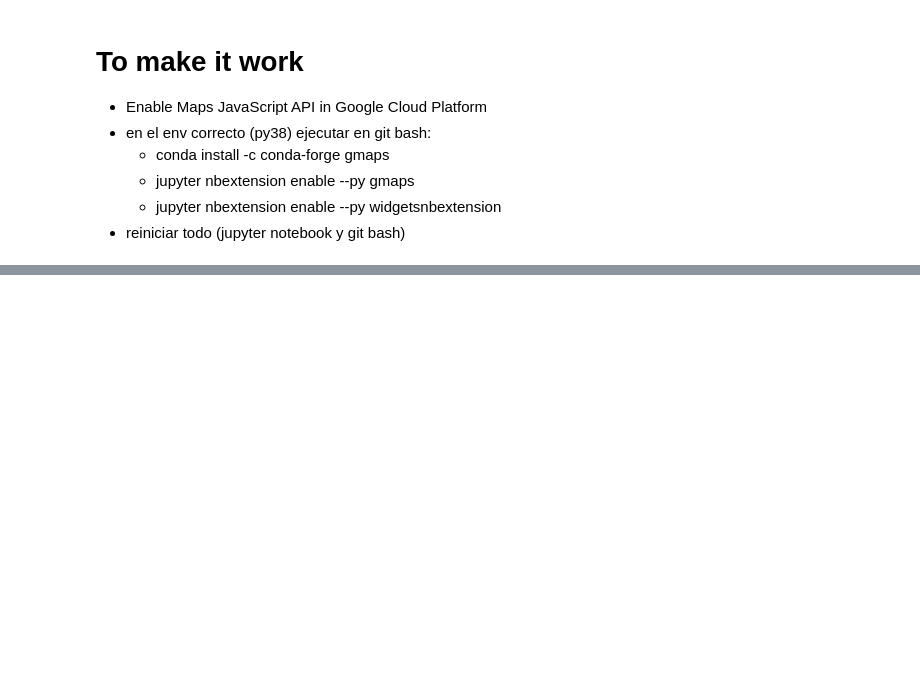
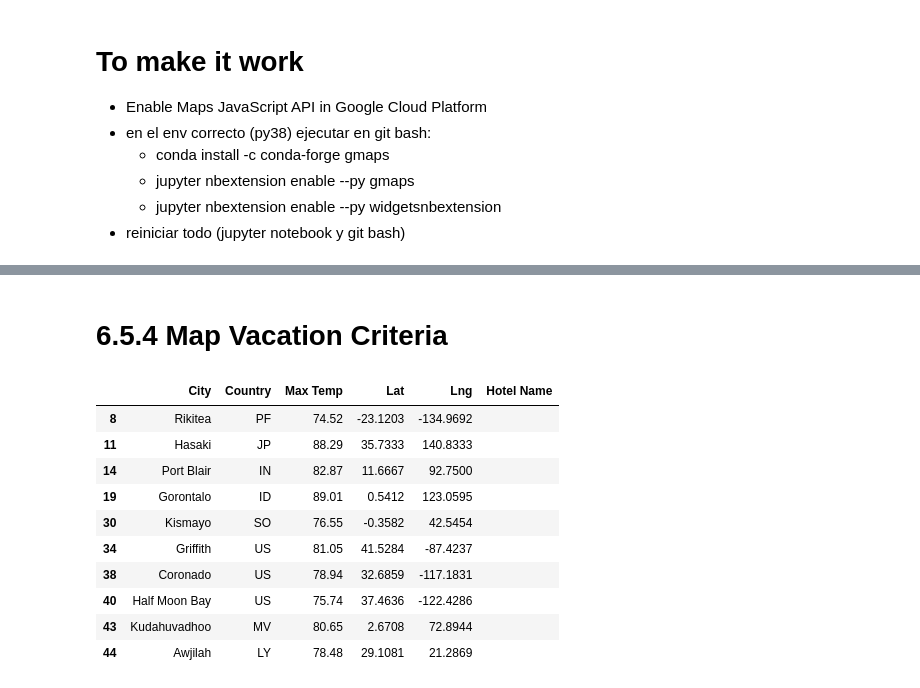
Before and after one commit to codestorms37/World_Weather_Analysis, a Jupyter notebook: VacationPy.ipynb, the cells around one changed output, grey strips where cells are left out. Cells and saved outputs as stored; diff of their text form; code cells hidden in the pictures; blank space fills up the shorter version.

```diff
--- a/VacationPy.ipynb
+++ b/VacationPy.ipynb
@@ -142,0 +183,19 @@ fig
+# %% [markdown]
+# 6.5.4 Map Vacation Criteria
+# %%
+# Create DataFrame called hotel_df to store hotel names along with city, country, max temp, and coordinates.
+hotel_df = preferred_cities_df[["City", "Country", "Max Temp", "Lat", "Lng"]].copy()
+hotel_df["Hotel Name"] = ""
+hotel_df.head(10)
+# %% [output]
+|  | City | Country | Max Temp | Lat | Lng | Hotel Name |
+| 8 | Rikitea | PF | 74.52 | -23.1203 | -134.9692 |  |
+| 11 | Hasaki | JP | 88.29 | 35.7333 | 140.8333 |  |
+| 14 | Port Blair | IN | 82.87 | 11.6667 | 92.7500 |  |
+| 19 | Gorontalo | ID | 89.01 | 0.5412 | 123.0595 |  |
+| 30 | Kismayo | SO | 76.55 | -0.3582 | 42.5454 |  |
+| 34 | Griffith | US | 81.05 | 41.5284 | -87.4237 |  |
+| 38 | Coronado | US | 78.94 | 32.6859 | -117.1831 |  |
+| 40 | Half Moon Bay | US | 75.74 | 37.4636 | -122.4286 |  |
+| 43 | Kudahuvadhoo | MV | 80.65 | 2.6708 | 72.8944 |  |
+| 44 | Awjilah | LY | 78.48 | 29.1081 | 21.2869 |  |
```
Also changed, not shown: parts of 24 cells of this notebook, 1 other file.
